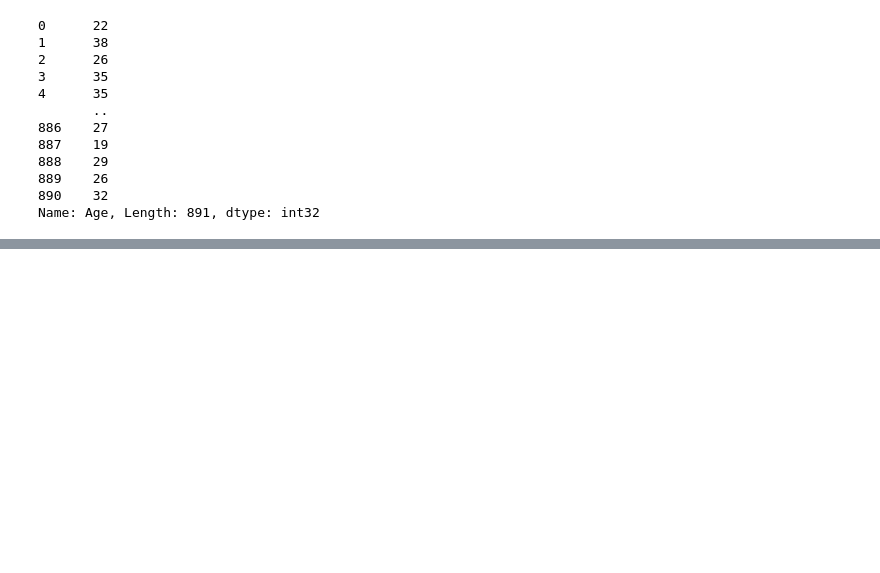
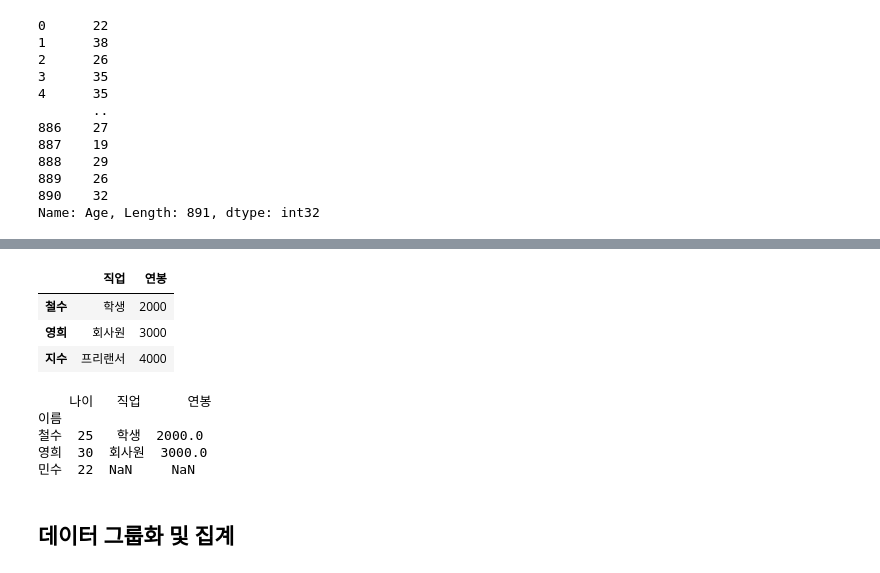
Before and after one commit to su2708/SpartaCodingClub, a Jupyter notebook: sparta2/pandas_practice.ipynb, the cells around one changed output, grey strips where cells are left out. Cells and saved outputs as stored; diff of their text form; code cells hidden in the pictures; blank space fills up the shorter version.

```diff
--- a/sparta2/pandas_practice.ipynb
+++ b/sparta2/pandas_practice.ipynb
@@ -241,0 +358,25 @@ Name: Age, Length: 891, dtype: int32
+# %%
+# 예시 데이터프레임 생성
+df3 = pd.DataFrame({
+    '직업': ['학생', '회사원', '프리랜서'],
+    '연봉': [2000, 3000, 4000]
+}, index=['철수', '영희', '지수'])
+
+df3
+# %% [output]
+|  | 직업 | 연봉 |
+| 철수 | 학생 | 2000 |
+| 영희 | 회사원 | 3000 |
+| 지수 | 프리랜서 | 4000 |
+# %%
+# 인덱스를 기준으로 병합
+joined_df = df1.set_index('이름').join(df3)
+print(joined_df)
+# %% [output]
+    나이   직업      연봉
+이름
+철수  25   학생  2000.0
+영희  30  회사원  3000.0
+민수  22  NaN     NaN
+# %% [markdown]
+## 데이터 그룹화 및 집계
```
Also changed, not shown: parts of 10 cells of this notebook.
